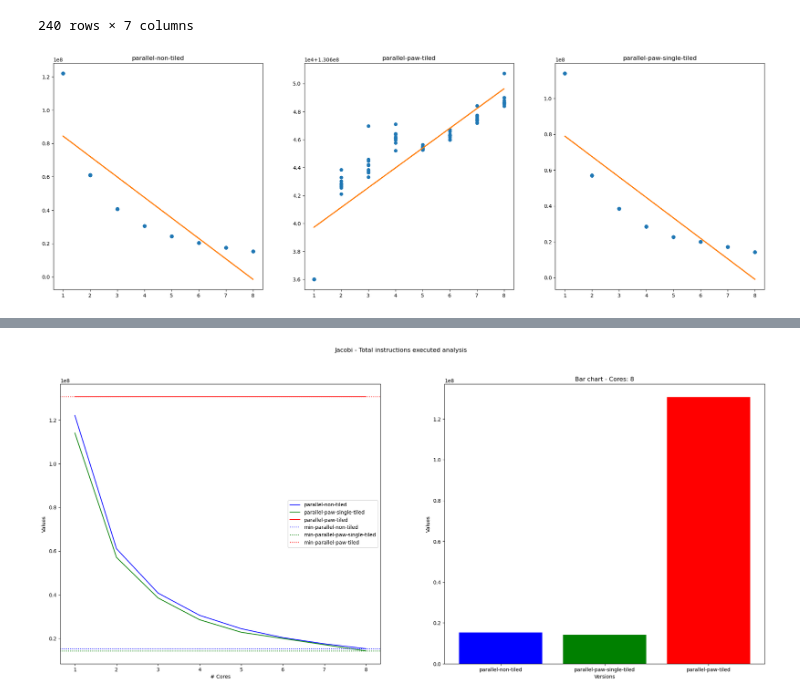
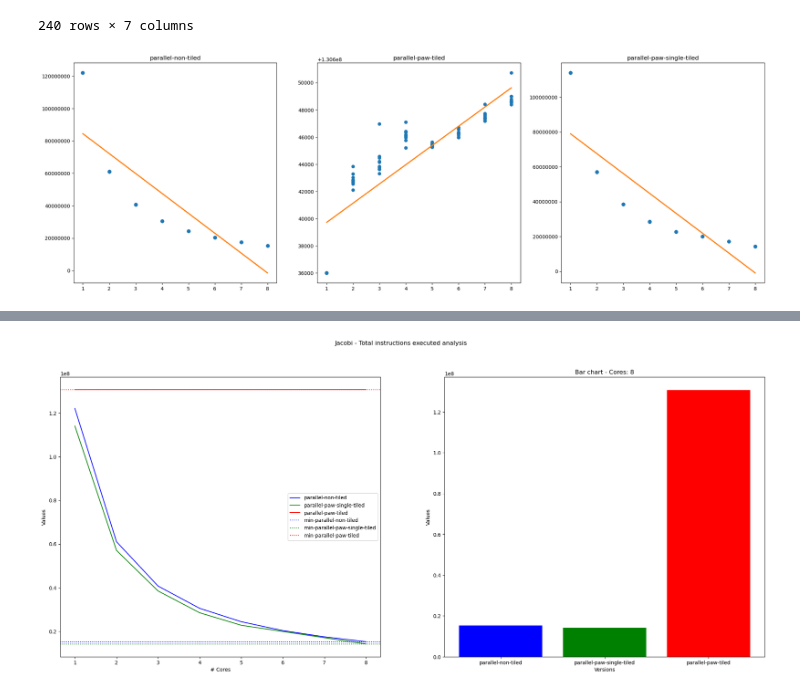
Before and after one commit to mgltorsa/Cetus-Paw-Tiling-Experiments, a Jupyter notebook: tiling/Tiling experiments and measurements.ipynb, the cells around one changed output, grey strips where cells are left out. Saved outputs shown, nothing was run; the diff lists cells and outputs as text; code cells hidden in the pictures.

Commit message:
added extra experiments

```diff
--- a/tiling/Tiling experiments and measurements.ipynb
+++ b/tiling/Tiling experiments and measurements.ipynb
@@ -42,7 +42,7 @@ import numpy as np
 default_tick_format_style = 'sci'
 all_versions = ['parallel-non-tiled','parallel-paw-tiled', 'parallel-paw-single-tiled']
 # %%
-df = pd.read_csv("./experiments/results.csv", names=['algorithm','version', 'cores', 'experiment', 'N','M','value'])
+df = pd.read_csv("./experiments/results-v1.csv", names=['algorithm','version', 'cores', 'experiment', 'N','M','value'])
 df
 # %% [output]
 |  | algorithm | version | cores | experiment | N | M | value |
@@ -594,6 +617,6 @@ df_jb_ti
 # %%
 exp = get_experimental_values(df_jb_ti)
 plot_exp = get_plottable_experiment(exp)
-plot_scatter(plot_exp, tick_format_style='sci')
+plot_scatter(plot_exp, tick_format_style='plain')
 # %% [output]
-[figure, old version]
+[figure, new version]
```
Also changed, not shown: parts of 5 cells of this notebook.
